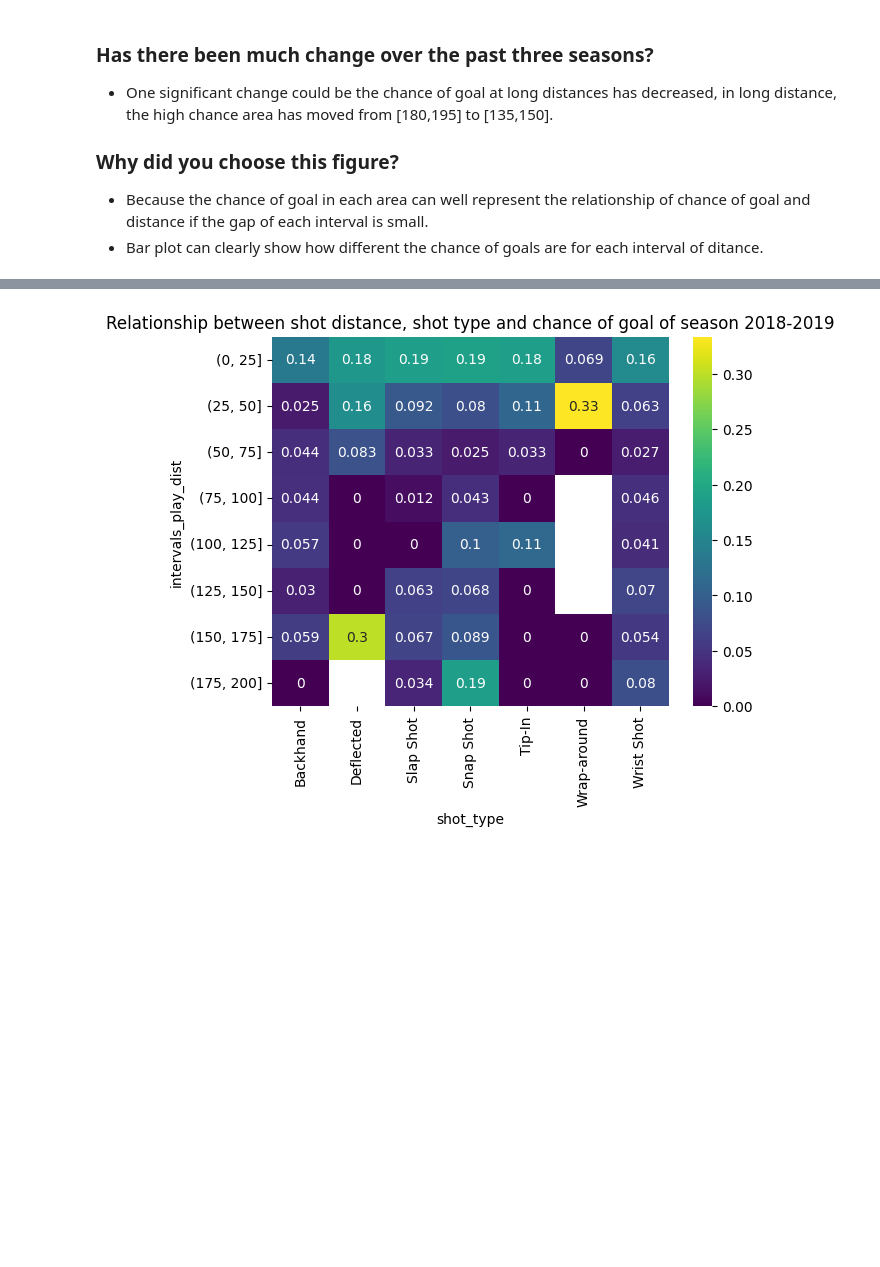
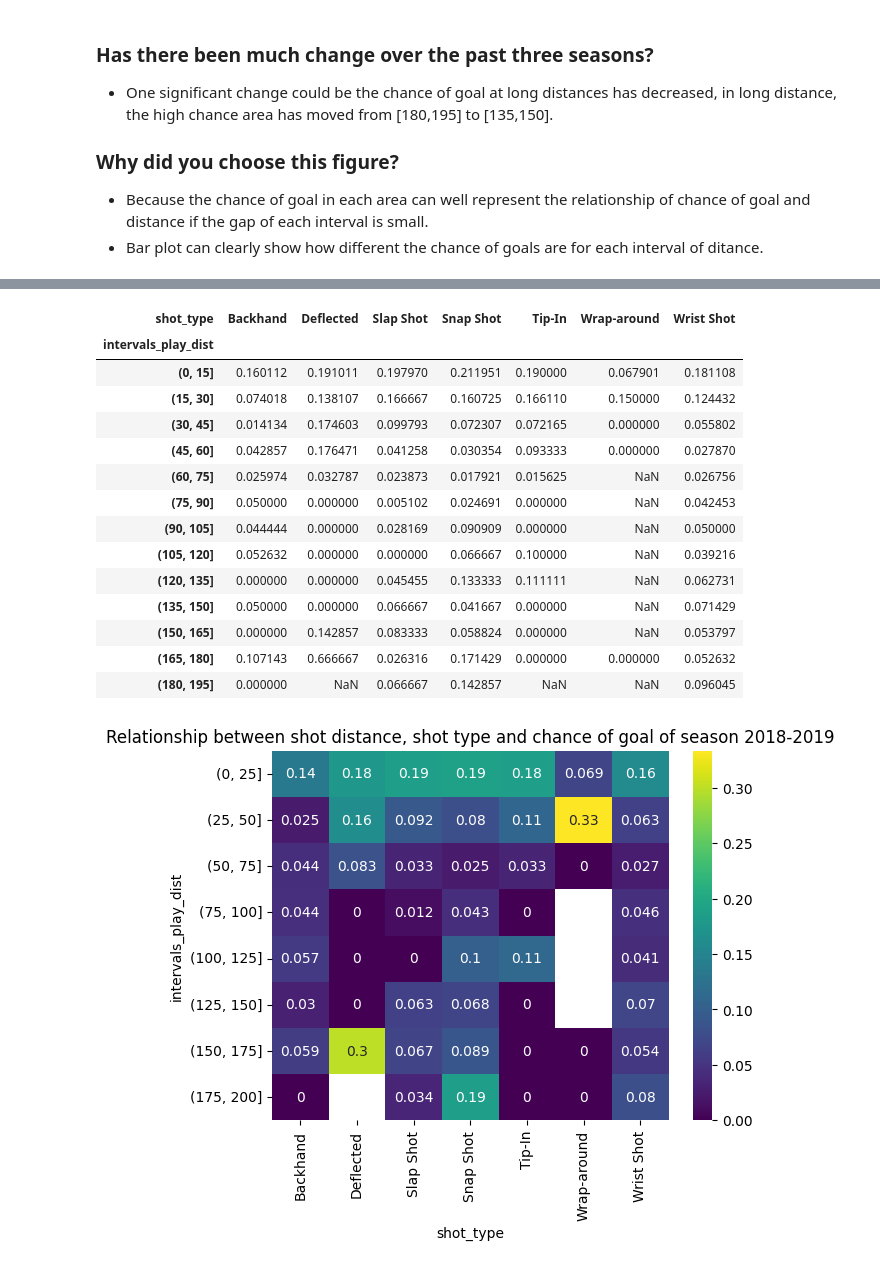
Before and after one commit to hfereidouni/DataScience, a Jupyter notebook: CodeBase/visualization_pt1.ipynb, the cells around one changed output, grey strips where cells are left out. Saved outputs shown, nothing was run; the diff lists cells and outputs as text; code cells hidden in the pictures; blank space fills up the shorter version.

```diff
--- a/CodeBase/visualization_pt1.ipynb
+++ b/CodeBase/visualization_pt1.ipynb
@@ -125,3 +259,22 @@ dist_shot_plot(2020,season_2020_path,15)
+# %%
+df_type_dist = df_whole_goal/df_whole_shot
+df_type_dist.astype(float)
+# %% [output]
+| shot_type | Backhand | Deflected | Slap Shot | Snap Shot | Tip-In | Wrap-around | Wrist Shot |
+| intervals_play_dist |  |  |  |  |  |  |  |
+| (0, 15] | 0.160112 | 0.191011 | 0.197970 | 0.211951 | 0.190000 | 0.067901 | 0.181108 |
+| (15, 30] | 0.074018 | 0.138107 | 0.166667 | 0.160725 | 0.166110 | 0.150000 | 0.124432 |
+| (30, 45] | 0.014134 | 0.174603 | 0.099793 | 0.072307 | 0.072165 | 0.000000 | 0.055802 |
+| (45, 60] | 0.042857 | 0.176471 | 0.041258 | 0.030354 | 0.093333 | 0.000000 | 0.027870 |
+| (60, 75] | 0.025974 | 0.032787 | 0.023873 | 0.017921 | 0.015625 | NaN | 0.026756 |
+| (75, 90] | 0.050000 | 0.000000 | 0.005102 | 0.024691 | 0.000000 | NaN | 0.042453 |
+| (90, 105] | 0.044444 | 0.000000 | 0.028169 | 0.090909 | 0.000000 | NaN | 0.050000 |
+| (105, 120] | 0.052632 | 0.000000 | 0.000000 | 0.066667 | 0.100000 | NaN | 0.039216 |
+| (120, 135] | 0.000000 | 0.000000 | 0.045455 | 0.133333 | 0.111111 | NaN | 0.062731 |
+| (135, 150] | 0.050000 | 0.000000 | 0.066667 | 0.041667 | 0.000000 | NaN | 0.071429 |
+| (150, 165] | 0.000000 | 0.142857 | 0.083333 | 0.058824 | 0.000000 | NaN | 0.053797 |
+| (165, 180] | 0.107143 | 0.666667 | 0.026316 | 0.171429 | 0.000000 | 0.000000 | 0.052632 |
+| (180, 195] | 0.000000 | NaN | 0.066667 | 0.142857 | NaN | NaN | 0.096045 |
 # %%
 def heat_type_dist(year:int,csv_path:str,bin_gap:int):
     """"
```
Also changed, not shown: parts of 7 cells of this notebook, 1 other file.
